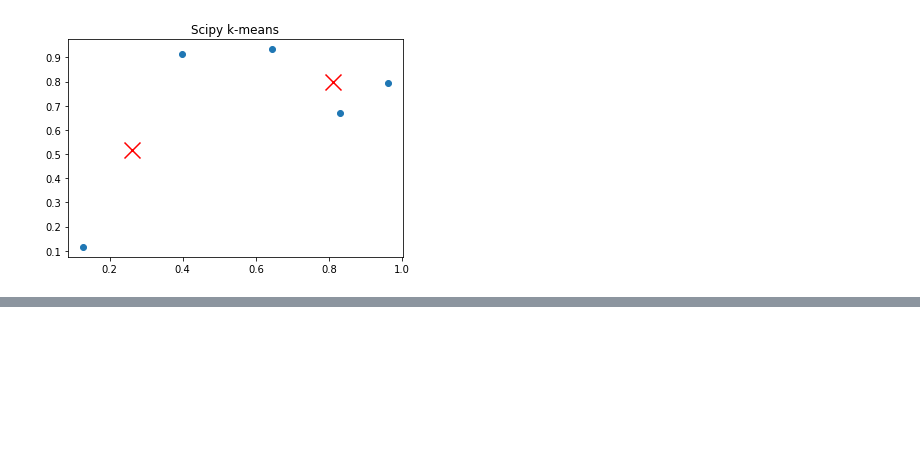
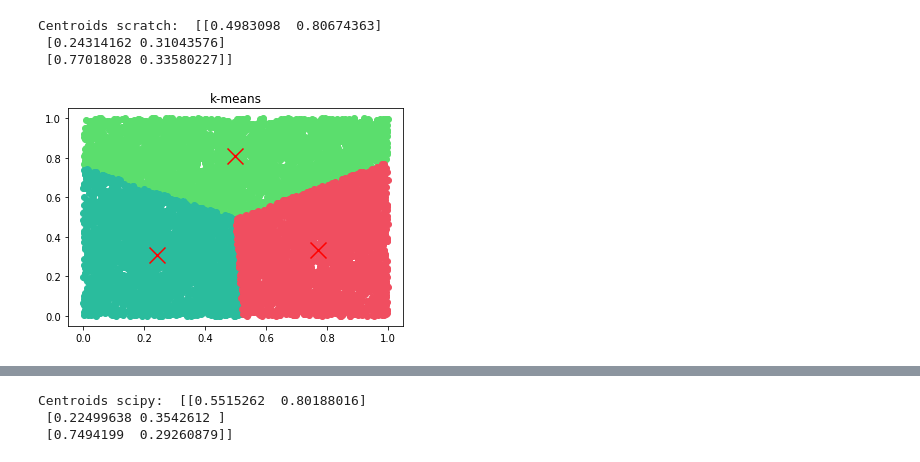
Before and after one commit to mondragonda/notebooks, a Jupyter notebook: k_means.ipynb, the cells around one changed output, grey strips where cells are left out. Drawn from its saved outputs; the diff is of its cells as text; code cells hidden in the pictures; blank space fills up the shorter version.

```diff
--- a/k_means.ipynb
+++ b/k_means.ipynb
@@ -5,65 +5,79 @@ pip install matplotlib pip install scipy pip install sklearn
 # %%
 import numpy as np
 import matplotlib.pyplot as pyplot
+import matplotlib.colors as colors
 from math import sqrt
 
-data_points = np.random.random_sample((5, 2))
+data_points = np.random.random_sample((10000, 2))
 initial_centroids = data_points.take(np.random.randint(0, data_points.shape[0], 3), 0)
 
-def plot_centroids(title, centroids):
-  pyplot.scatter(data_points[:, 0], data_points[:, 1])
+def get_colors(centroids):
+  return np.array([[np.random.sample(), np.random.sample(), np.random.sample()] for centroid in range(centroids.shape[0])])
+
+def plot_centroids(title, centroids, labels):
+  colors = get_colors(centroids)
+  pyplot.scatter(data_points[:,0], data_points[:,1], c=colors[labels])
   pyplot.scatter(centroids[:,0], centroids[:,1], marker='x', s=256, c="red")
   pyplot.title(title)
   pyplot.show()
 
 def k_means():
-  colors = ['#1f77b4', '#ff7f0e', '#2ca02c', '#d62728', '#9467bd']
   centroids = initial_centroids.copy()
-  clusters = [[] for centroid in initial_centroids]
   last_centroids = None
+  clusters = None
+  n_iter = 0
   while True:
-    for data_point in data_points:
-      distances = []
-      for centroid in centroids:
-        centroid_point_distance = sqrt((data_point[0] - centroid[0])**2 + (data_point[1] - centroid[1])**2)
-        distances.append(centroid_point_distance)
-      nearest_centroid_index = np.argmin(np.array(distances))
-      clusters[nearest_centroid_index].append(data_point)
+    n_iter += 1
+    clusters = [[] for centroid in initial_centroids]
+    for data_point in data_points.copy():
+      min_distance = None
+      for centroid in range(centroids.shape[0]):
+        centroid_point_distance = sqrt((data_point[0] - centroids[centroid][0])**2 + (data_point[1] - centroids[centroid][1])**2)
+        if not min_distance or centroid_point_distance < min_distance['value']:
+         min_distance = {}
+         min_distance['centroid_index'] = centroid
+         min_distance['value'] = centroid_point_distance
+      clusters[min_distance['centroid_index']].append(data_point)
+    last_centroids = centroids.copy()
+    for centroid in range(centroids.shape[0]):
+      if len(clusters[centroid]) > 0:
+        centroid_mean = np.array(clusters[centroid]).mean(axis=0)
+        centroids[centroid] = centroid_mean
     if np.array_equal(last_centroids, centroids):
-      print('\nresult scratch: \n',centroids, '\n')
+      print('Centroids scratch: ', centroids)
+      print()
+      colors = get_colors(centroids)
       for cluster in range(len(clusters)):
         cluster_np = np.array(clusters[cluster])
         if cluster_np.size > 0:
           pyplot.scatter(cluster_np[:,0], cluster_np[:,1], c=colors[cluster])
       pyplot.scatter(centroids[:,0], centroids[:,1], marker='x', s=256, c="red")
-      pyplot.title('Scratch k-means')
+      pyplot.title('k-means')
       pyplot.show()
       break
-    last_centroids = centroids
-    for centroid in range(centroids.shape[0]):
-      if len(clusters[centroid]) > 0:
-        centroid_mean = np.array(clusters[centroid]).mean(axis=0)
-        if not np.array_equal(centroid_mean, centroids[centroid]):
-          centroids[centroid] = centroid_mean
-          clusters[centroid] = []
 
-from scipy.cluster.vq import vq, kmeans, whiten
+from scipy.cluster.vq import vq, kmeans2
 
 def k_means_scipy():
   centroids = initial_centroids.copy()
-  codebook = kmeans(data_points, centroids)
-  print('\nresult scipy:', codebook[0], '\n')
-  plot_centroids('Scipy k-means', codebook[0])
+  codebook = kmeans2(data_points.copy(), centroids)
+  result, labels = codebook
+  print('Centroids scipy: ', result)
+  print()
+  plot_centroids('Scipy k-means', result, labels)
 
 from sklearn.cluster import KMeans
 
 def k_means_scikit_learn():
   centroids = initial_centroids.copy()
-  kmeans = KMeans(3, init=centroids, n_init=1).fit(data_points)
-  print('\nresult sklearn: \n', kmeans.cluster_centers_, '\n')
-  plot_centroids('Sklearn k-means', kmeans.cluster_centers_)
+  kmeans = KMeans(centroids.shape[0], init=centroids, n_init=1).fit(data_points)
+  print('Centroids scikit-learn: ', kmeans.cluster_centers_)
+  print()
+  plot_centroids('Sklearn k-means', kmeans.cluster_centers_, kmeans.labels_)
 
+k_means()
+print()
 k_means_scipy()
+print()
 k_means_scikit_learn()
-k_means()
 # %% [output]
@@ -72 +87,4 @@ result scipy: [[0.26238691 0.51474923]
+Centroids scratch:  [[0.4983098  0.80674363]
+ [0.24314162 0.31043576]
+ [0.77018028 0.33580227]]
-[figure, old version]
+[figure, new version]
@@ -76,0 +91,3 @@ result sklearn:
+Centroids scipy:  [[0.5515262  0.80188016]
+ [0.22499638 0.3542612 ]
+ [0.7494199  0.29260879]]
```
Also changed, not shown: parts of 1 cell of this notebook.
